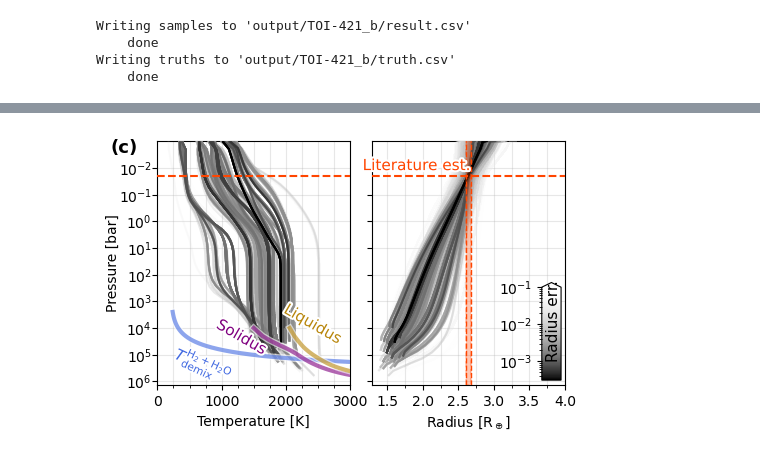
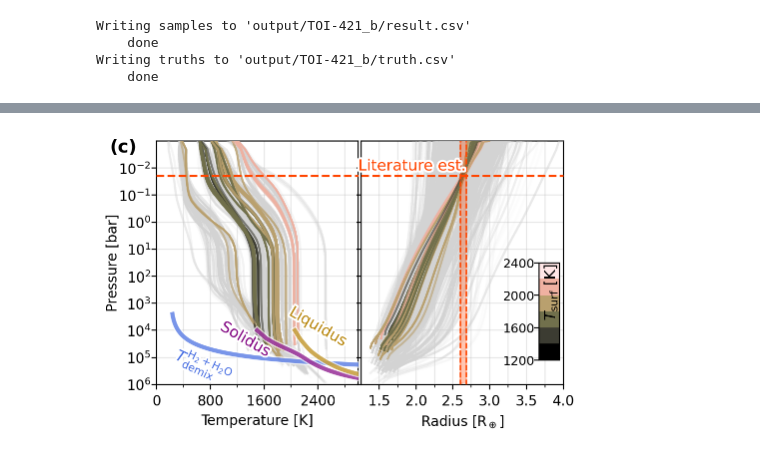
Before and after one commit to nichollsh/InferAGNI, a Jupyter notebook: notebooks/retrieve.ipynb, the cells around one changed output, grey strips where cells are left out. Saved outputs shown, nothing was run; the diff lists cells and outputs as text; code cells hidden in the pictures.

Commit message:
Update docs and version to 26.03.17. Update plots

```diff
--- a/notebooks/retrieve.ipynb
+++ b/notebooks/retrieve.ipynb
@@ -254,3 +255,15 @@ sm = mpl.cm.ScalarMappable(cmap=cmap,
+# %%
+# Colormap
+cmap_orig = deepcopy(cm.turku)
+cmap_N = 6
+cmap = cmap_orig(np.linspace(0,1,cmap_N))
+cmap[:,-1] = np.full(cmap_N, 0.6)
+cmap = mpl.colors.ListedColormap(cmap)
+cmap.set_over('crimson')
+
+sm_surf = mpl.cm.ScalarMappable(cmap=cmap,
+                           norm=mpl.colors.Normalize(vmin=1200,
+                                                    vmax=2400))
 # %%
 print(np.amin(dists), np.amax(dists))
 # %% [output]
@@ -273,6 +286,8 @@ mask = mask[-num_plot:]
 fig, axs = plt.subplots(1,2,figsize=(5,3.2),sharey=True)
 axl,axr = axs
 
+xH2O = 10**np.median(samples[:,keys.index("log_vmr_H2O")])
+col_demix = 'royalblue'
 
 fs = 11
 
@@ -285,13 +300,27 @@ psurf_min = ymax
 for i in mask:
     pr = profs[i]
 
-    col = sm.to_rgba(dists[i])
+    # col = sm_dist.to_rgba(dists[i])
+
+
+    col = sm_surf.to_rgba(pr['t'][-1])
+    if pr['t'][-1] < calc_Tdemix(pr['p'][-1],xH2O):
+        col = col_demix
 
     if pr['succ'] < 0.5:
         col = 'tab:green'
 
-    axl.plot(pr['t'], pr['p'],  color=col, zorder=9)
-    axr.plot(pr['r'], pr['p'],  color=col, zorder=9)
+    if dists[i]>1e-2:
+        al = 0.05
+        col = 'lightgray'
+        zo = 8
+    else:
+        al = None # use color from cmap
+        zo = 9
+
+
+    axl.plot(pr['t'], pr['p'],  color=col, zorder=zo, alpha=al)
+    axr.plot(pr['r'], pr['p'],  color=col, zorder=zo, alpha=al)
 
     ymin = min(ymin,np.amin(pr['p']))
     ymax = max(ymax,np.amax(pr['p']))
@@ -306,19 +335,17 @@ for i in mask:
 
 pe_text  = [mpl.patheffects.Stroke(linewidth=3, foreground='w'), mpl.patheffects.Normal()]
 lw_curve = 3
-al_curve = 0.6
+al_curve = 0.7
 pe_curve = [mpl.patheffects.Stroke(linewidth=lw_curve*1.6, foreground='w', alpha=al_curve), mpl.patheffects.Normal()]
 
 
 # Water de-mixing curve for H2+H2O
-col = 'royalblue'
-xH2O = 10**np.median(samples[:,keys.index("log_vmr_H2O")])
 Pde = np.logspace(np.log10(2.5e3),np.log10(300e3),40)
 Tde = [calc_Tdemix(pBar,xH2O) for pBar in Pde]
-axl.plot(Tde,Pde, color=col, lw=lw_curve, label='Tdemix', path_effects=pe_curve, alpha=al_curve, zorder=9)
+axl.plot(Tde,Pde, color=col_demix, lw=lw_curve, label='Tdemix', path_effects=pe_curve, alpha=al_curve, zorder=9)
 axl.annotate(r"$T_{\rm demix}^{\rm H_2+H_2O}$",(Tde[15],Pde[15]), xytext=(-1,-6), textcoords='offset points',
                  ha='left', va='top', rotation=-25, rotation_mode='anchor',
-                 color=col, fontsize=fs, path_effects=pe_text, zorder=14)
+                 color=col_demix, fontsize=fs, path_effects=pe_text, zorder=14)
 
 # melting curves
 mc_cols = ['purple','darkgoldenrod']
@@ -350,45 +377,50 @@ axr.annotate('Literature est.',(obs["r_phot"][0],pobs), xytext=(2,2), textcoords
              ha='right', va='bottom', color=truth_color, fontsize=fs, path_effects=pe_text, zorder=14)
 
 # embed colorbar with inset axis inside right panel
-axr_inset = axr.inset_axes([0.88, 0.02, 0.1, 0.4])
-cbar = fig.colorbar(sm, cax=axr_inset, extend='max')
-cbar.set_label('Radius err.', size=fs, color='black')
-cbar.ax.yaxis.set_label_coords(0.2,0.64)
+axr_inset = axr.inset_axes([0.88, 0.1, 0.1, 0.4])
+
+# cbar = fig.colorbar(sm_dist, cax=axr_inset, extend='max')
+# cbar.set_label('Radius err.', size=fs, color='black')
+
+cbar = fig.colorbar(sm_surf, cax=axr_inset, alpha=1)
+cbar.set_label(r'$T_{\rm surf}$ [K]', size=fs, color='black',)
+cbar.ax.yaxis.set_label_coords(0.2,0.7)
 cbar.ax.yaxis.set_ticks_position('left')
-
+cbar.ax.tick_params(axis='y', labelrotation=0, labelsize=9, pad=-0.0)
+cbar.ax.set_yticks([1200,1600,2000,2400])
 
 
 # decorate
 for ax in axs:
     ax.grid(True, which='both', alpha=0.3, zorder=-2)
 
 axl.set_yscale('log')
 axl.set_ylabel('Pressure [bar]', labelpad=-1)
 axl.set_ylim(top=ymin, bottom=ymax)
 axl.tick_params(axis='y', which='major', pad=0.5)
 ticks = 10.0**np.arange(np.round(np.log10(ymin*1.001)), np.round(np.log10(ymax/1.001))+1, 1)
 axl.set_yticks(ticks[1:])
 
 axl.set_xlabel('Temperature [K]')
-axl.set_xlim(0,3000)
-axl.xaxis.set_major_locator(mpl.ticker.MultipleLocator(1000))
-axl.xaxis.set_minor_locator(mpl.ticker.MultipleLocator(250))
+axl.set_xlim(0,2999)
+axl.xaxis.set_major_locator(mpl.ticker.MultipleLocator(800))
+axl.xaxis.set_minor_locator(mpl.ticker.MultipleLocator(400))
 
 axr.set_xlabel(r"Radius [R$_\oplus$]")
 axr.set_xlim(rmin-0.1, min(rmax+0.1,4))
 axr.xaxis.set_major_locator(mpl.ticker.MultipleLocator(0.5))
 axr.xaxis.set_minor_locator(mpl.ticker.MultipleLocator(0.25))
 
 # fig.legend(loc='upper center', ncols=4, bbox_to_anchor=(0.5,1), frameon=False, handlelength=1.4, handletextpad=0.4, columnspacing=1.2)
 # fig.subplots_adjust(wspace=0.04, top=0.92,right=1,left=0,bottom=0)
 
 fig.text(0.04,0.96, "(c)", ha="left", va="top", fontsize=13, fontweight="bold")
 
 fig.tight_layout(w_pad=-1)
 plt.show()
 fig.savefig(f"{outdir_planet}/profs.pdf", bbox_inches='tight',dpi=ia.plot.DPI)
 # %% [output]
-[figure, old version]
+[figure, new version]
 # %%
 # Plot emission spectra from a sample set
 fig, ax = plt.subplots(1,1,figsize=(6,3))
```
Also changed, not shown: parts of 10 cells of this notebook, 8 other files.
